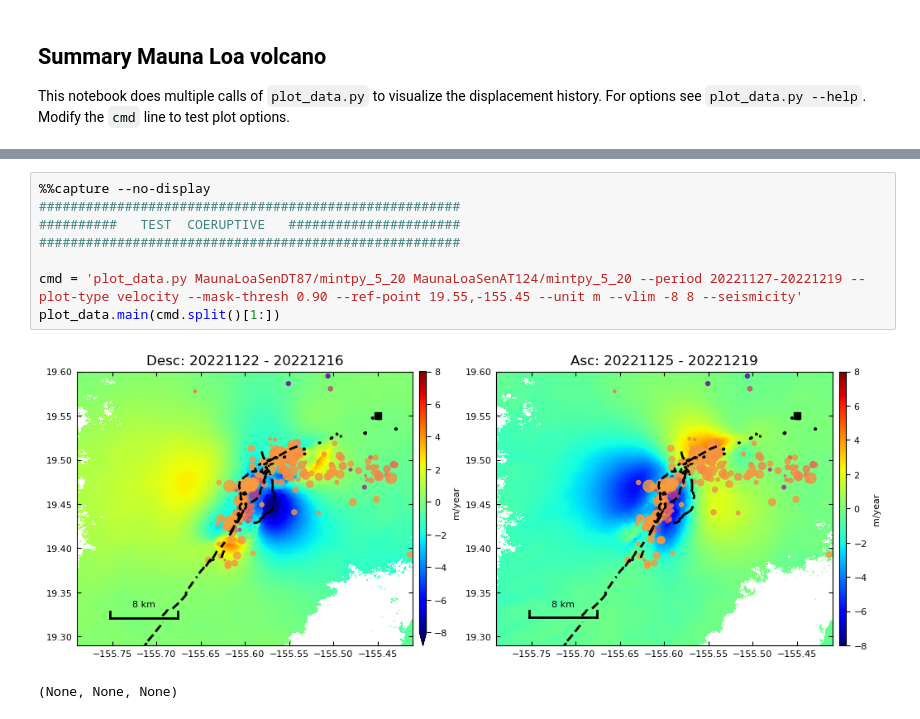
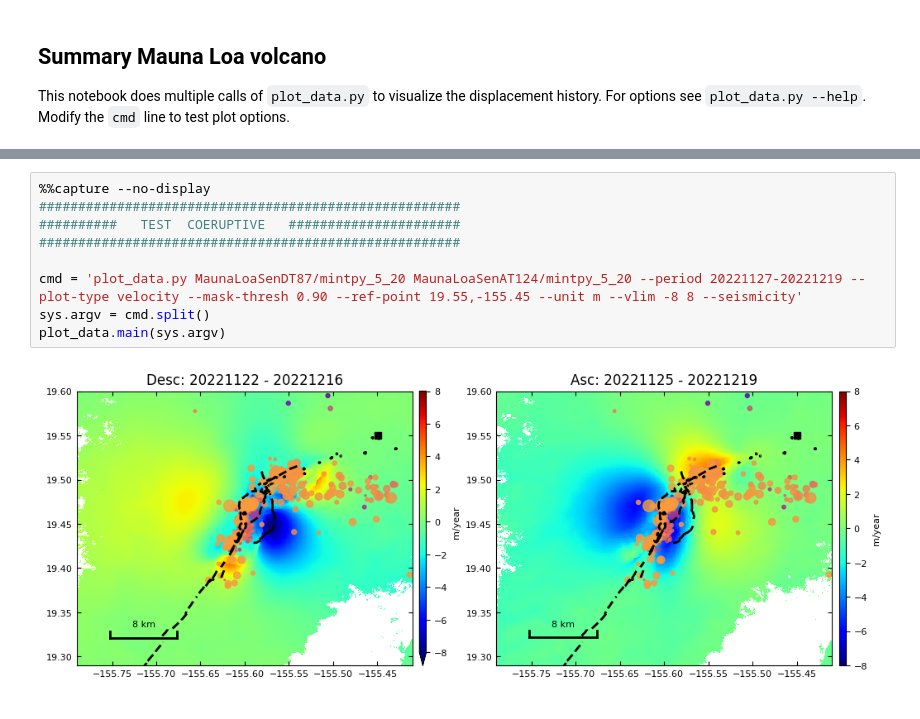
Before and after one commit to geodesymiami/PlotData-notebooks, a Jupyter notebook: run_MaunaLoa.ipynb, the cells around one changed output, grey strips where cells are left out. Saved outputs shown, nothing was run; the diff lists cells and outputs as text.

```diff
--- a/run_MaunaLoa.ipynb
+++ b/run_MaunaLoa.ipynb
@@ -26,14 +7,14 @@ The autoreload extension is already loaded. To reload it, use:
 # %%
 %%capture --no-display
 ######################################################
 ##########   TEST  COERUPTIVE   ######################
 ######################################################
 
 cmd = 'plot_data.py MaunaLoaSenDT87/mintpy_5_20 MaunaLoaSenAT124/mintpy_5_20 --period 20221127-20221219 --plot-type velocity --mask-thresh 0.90 --ref-point 19.55,-155.45 --unit m --vlim -8 8 --seismicity'
-plot_data.main(cmd.split()[1:])
+sys.argv = cmd.split()
+plot_data.main(sys.argv)
 # %% [output]
-[figure, old version]
+[figure, new version]
-(None, None, None)
 # %%
 %%capture --no-display
 ######################################################
```
Also changed, not shown: parts of 6 cells of this notebook.
